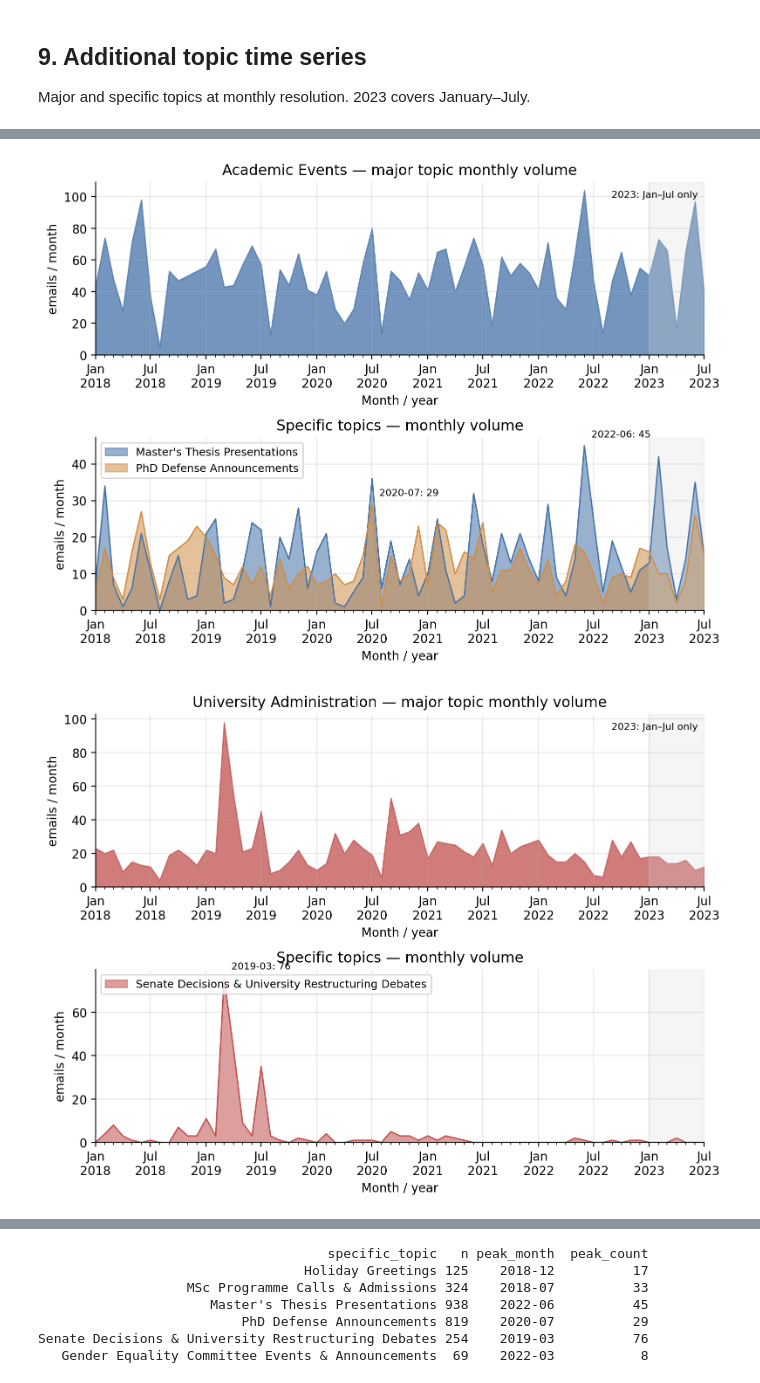
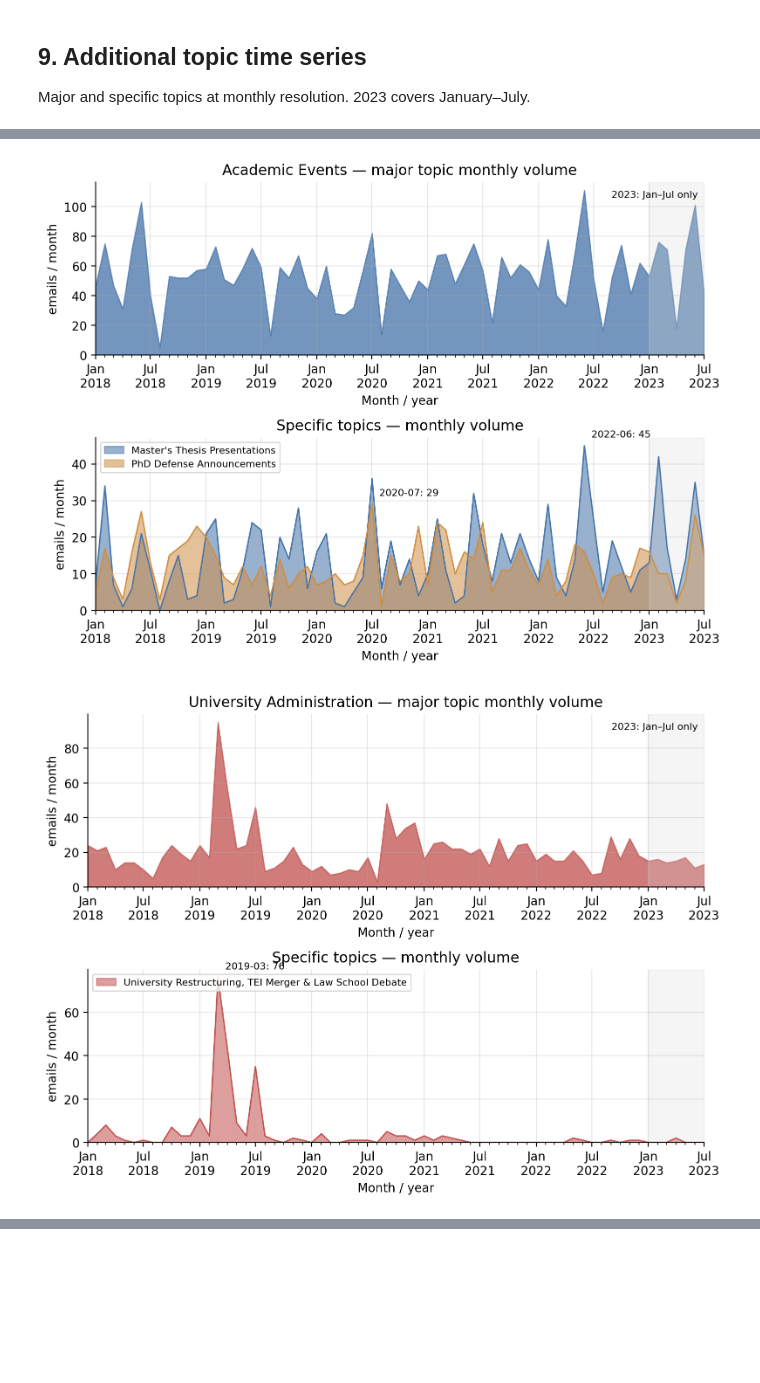
Before and after one commit to dimitrisp1/Diplomatiki_Final, a Jupyter notebook: 10_temporal_analysis.ipynb, the cells around one changed output, grey strips where cells are left out. Saved outputs shown, nothing was run; the diff lists cells and outputs as text; code cells hidden in the pictures; blank space fills up the shorter version.

```diff
--- a/10_temporal_analysis.ipynb
+++ b/10_temporal_analysis.ipynb
@@ -134,7 +137,7 @@ def month_year_axis(ax):
 
 
 
-covid_monthly = (df[df["major_topic"] == "Health & COVID"]
+covid_monthly = (df[df["final_label"].isin([3, 9, 14, 68, 93])]
                  .groupby("Month").size())
 all_months = pd.period_range(df["Month"].min(), df["Month"].max(), freq="M")
 covid_monthly = covid_monthly.reindex(all_months, fill_value=0)
@@ -143,7 +146,7 @@ fig, ax = plt.subplots(figsize=(8, 3.8))
 ax.fill_between(covid_monthly.index.to_timestamp(), covid_monthly.values,
                 color="#c0504d", alpha=0.75)
 ax.set_ylabel("emails / month")
-ax.set_title("Health & COVID topic — monthly volume")
+ax.set_title("COVID-19-related clusters — monthly volume")
 month_year_axis(ax)
 plt.tight_layout()
 plt.savefig("fig_covid_monthly.png", bbox_inches="tight")
@@ -273,17 +275,17 @@ def month_year_axis(ax):
 
 topic_cases = [
     {"key": "holiday_greetings", "major": "Campus Life",
-     "specific": ["Holiday Greetings"], "kind": "seasonality", "color": "#6a9a58"},
+     "cluster_ids": [66], "kind": "seasonality", "color": "#6a9a58"},
     {"key": "msc_admissions", "major": "Postgraduate Programmes",
-     "specific": ["MSc Programme Calls & Admissions"], "kind": "seasonality", "color": "#8064a2"},
+     "cluster_ids": [40], "kind": "seasonality", "color": "#8064a2"},
     {"key": "thesis_defenses", "major": "Academic Events",
-     "specific": ["Master's Thesis Presentations", "PhD Defense Announcements"],
+     "cluster_ids": [26, 17],
      "kind": "academic calendar", "color": "#4472a8"},
     {"key": "restructuring", "major": "University Administration",
-     "specific": ["Senate Decisions & University Restructuring Debates"],
+     "cluster_ids": [100],
      "kind": "event", "color": "#c0504d"},
     {"key": "gender_equality", "major": "Gender Equality & Inclusion",
-     "specific": ["Gender Equality Committee Events & Announcements"],
+     "cluster_ids": [32],
      "kind": "emergence", "color": "#b17d35"},
 ]
 
@@ -300,8 +302,10 @@ for case in topic_cases:
                          color=case["color"], alpha=0.75)
     axes[0].set_title(case["major"] + " — major topic monthly volume")
     axes[0].set_ylabel("emails / month")
-    for j, specific in enumerate(case["specific"]):
-        sub = parent[parent["specific_topic"] == specific]
+    for j, cluster_id in enumerate(case["cluster_ids"]):
+        sub = parent[parent["final_label"] == cluster_id]
+        assert len(sub), f"Empty temporal case: {cluster_id}"
+        specific = sub["specific_topic"].iloc[0]
         s = sub.groupby("Month").size().reindex(all_months, fill_value=0)
         color = case["color"] if j == 0 else "#cf8e45"
         axes[1].fill_between(all_months.to_timestamp(), s.values,
@@ -333,7 +337,7 @@ for case in topic_cases:
             annual_rows.append({"Year": int(year), "specific_topic": specific, "count": int(count)})
     axes[1].set_title("Specific topics — monthly volume")
     axes[1].set_ylabel("emails / month")
-    axes[1].legend(loc="upper left", fontsize=9)
+    axes[1].legend(loc="upper left", fontsize=8)
     for ax in axes:
         month_year_axis(ax)
         ax.set_ylim(bottom=0)
@@ -359,2 +370,2 @@ print(temporal_cases[["specific_topic", "n", "peak_month", "peak_count"]].to_str
-[figure, old version]
+[figure, new version]
-[figure, old version]
+[figure, new version]
@@ -362,8 +373 @@ print(temporal_cases[["specific_topic", "n", "peak_month", "peak_count"]].to_str
-                                     specific_topic   n peak_month  peak_count
-                                  Holiday Greetings 125    2018-12          17
-                   MSc Programme Calls & Admissions 324    2018-07          33
-                      Master's Thesis Presentations 938    2022-06          45
-                          PhD Defense Announcements 819    2020-07          29
-Senate Decisions & University Restructuring Debates 254    2019-03          76
-   Gender Equality Committee Events & Announcements  69    2022-03           8
 # %% [markdown]
```
Also changed, not shown: parts of 10 cells of this notebook, 6 other files.
